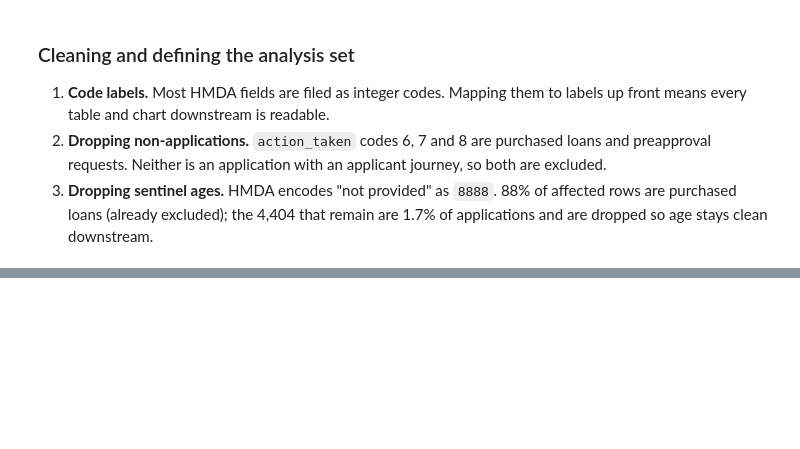
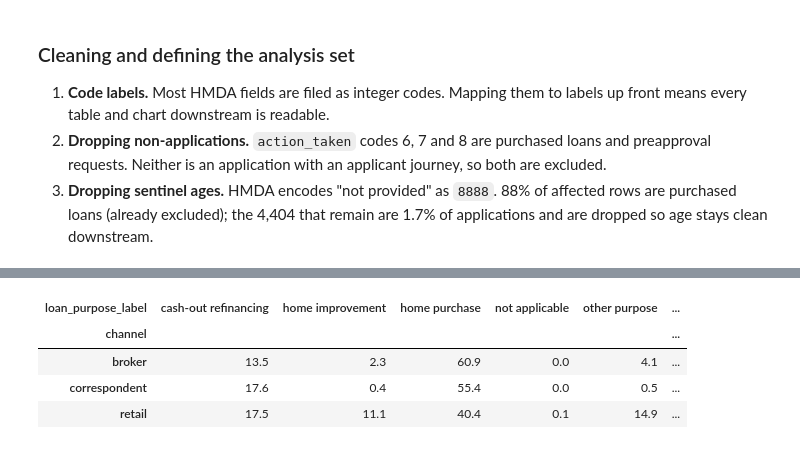
Before and after one commit to aidaubinazhit/hmda-abandonment, a Jupyter notebook: notebooks/01-explore.ipynb, the cells around one changed output, grey strips where cells are left out. Cells and saved outputs as stored; diff of their text form; code cells hidden in the pictures; blank space fills up the shorter version.

```diff
--- a/notebooks/01-explore.ipynb
+++ b/notebooks/01-explore.ipynb
@@ -271,0 +297,32 @@ abandonment rate      20.5%
+# %%
+def assign_channel(df: pd.DataFrame) -> pd.Series:
+    """Classify origination channel from submission route and initial creditor.
+
+    HMDA has no channel field. This is a documented proxy built from two
+    columns: whether the applicant submitted directly to the filing
+    institution, and whether the loan was initially payable to it.
+    Rows that are exempt or not applicable on either field are left as NaN
+    and excluded from channel analysis.
+    """
+    submitted = df["submission_of_application"]
+    payable = df["initially_payable_to_institution"]
+
+    conditions = [
+        (submitted == 1) & (payable == 1),
+        (submitted == 2) & (payable == 1),
+        payable == 2,
+    ]
+    channels = ["retail", "broker", "correspondent"]
+
+    return pd.Series(
+        np.select(conditions, channels, default=None),
+        index=df.index,
+        dtype="object",
+    )
+
+
+df["channel"] = assign_channel(df)
+
+df["channel"].value_counts(dropna=False).to_frame("n").assign(
+    pct=lambda d: d["n"].div(len(df)).mul(100).round(1)
+)
@@ -271,0 +351,16 @@ abandonment rate      20.5%
+# %%
+(
+    pd.crosstab(
+        df["channel"],
+        df["loan_purpose_label"],
+        normalize="index",
+    )
+    .mul(100)
+    .round(1)
+)
+# %% [output]
+| loan_purpose_label | cash-out refinancing | home improvement | home purchase | not applicable | other purpose | ... |
+| channel |  |  |  |  |  | ... |
+| broker | 13.5 | 2.3 | 60.9 | 0.0 | 4.1 | ... |
+| correspondent | 17.6 | 0.4 | 55.4 | 0.0 | 0.5 | ... |
+| retail | 17.5 | 11.1 | 40.4 | 0.1 | 14.9 | ... |
```
Also changed, not shown: parts of 6 cells of this notebook.
